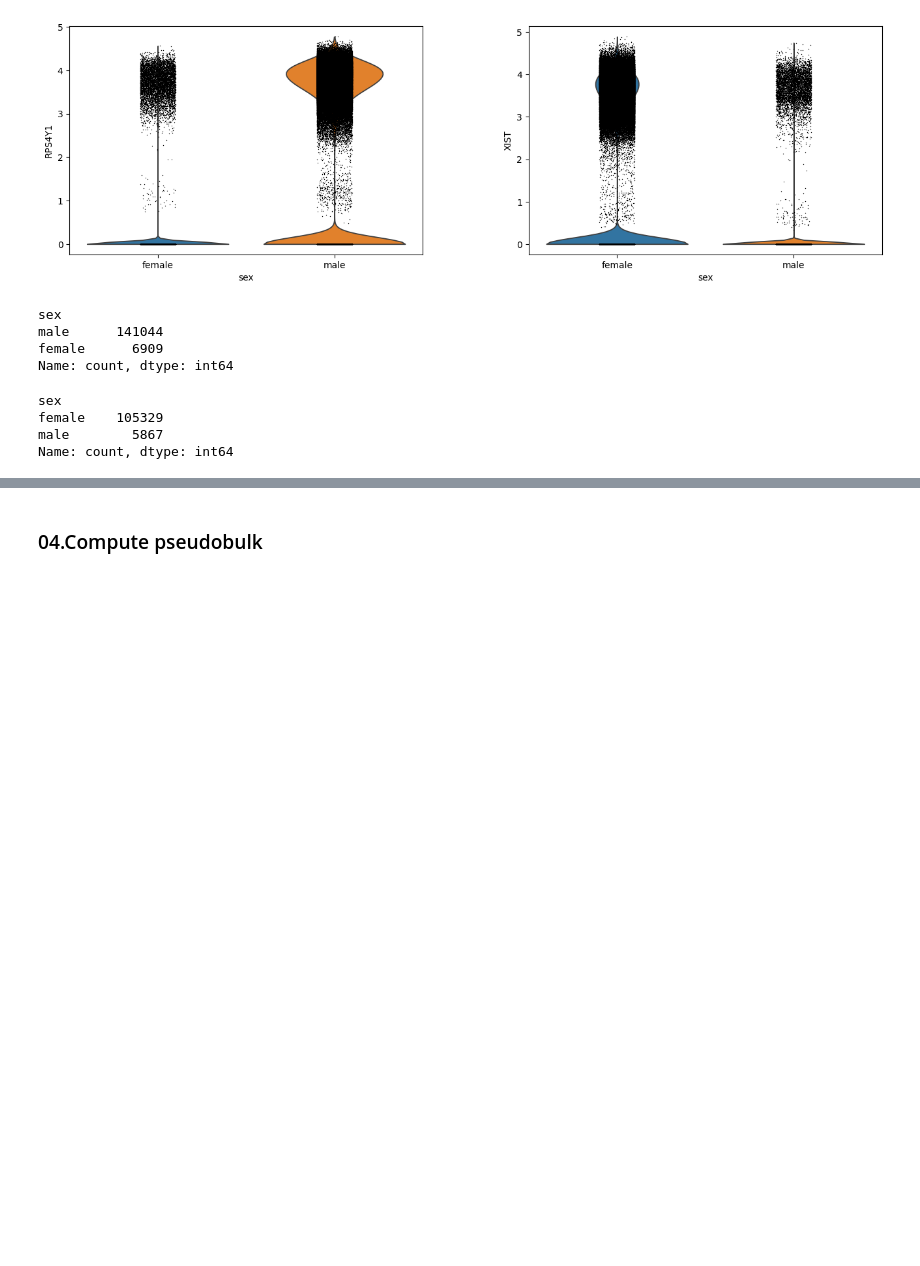
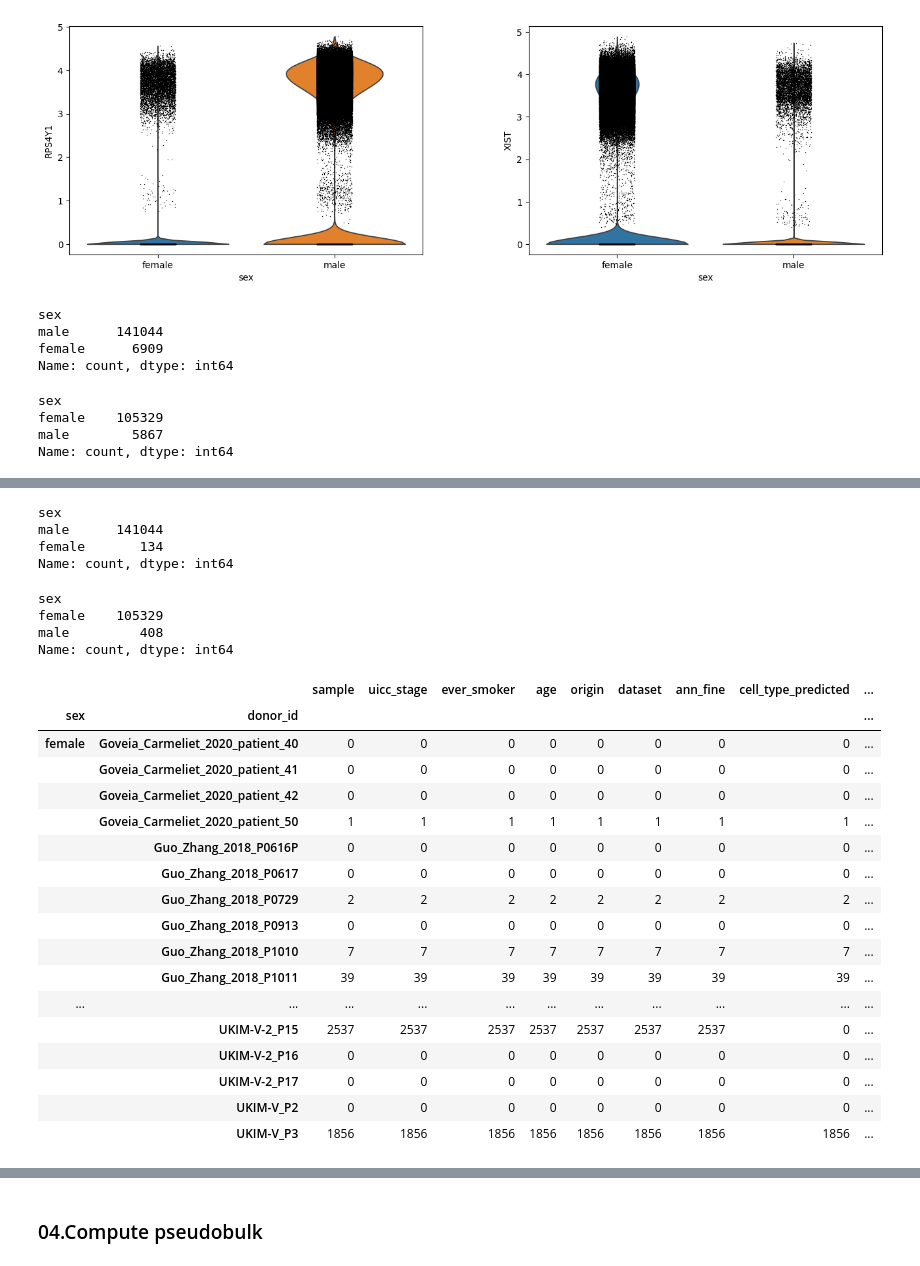
Before and after one commit to ErikaKvalem/NSCLC_gender_2023, a Jupyter notebook: 02-scripts/011_analysis_paired_remove_xy/10_pseudobulk_nsclc.ipynb, the cells around one changed output, grey strips where cells are left out. Saved outputs shown, nothing was run; the diff lists cells and outputs as text; code cells hidden in the pictures; blank space fills up the shorter version.

```diff
--- a/02-scripts/011_analysis_paired_remove_xy/10_pseudobulk_nsclc.ipynb
+++ b/02-scripts/011_analysis_paired_remove_xy/10_pseudobulk_nsclc.ipynb
@@ -559,0 +618,12 @@ xist_paired_adata_subset.obs.groupby(["sex","donor_id"]).count()
+# %%
+rps4y1_cells = paired_adata_clean[:, paired_adata_clean.var_names == "RPS4Y1"].X > 0
+
+# Subset the adata object to only those cells
+rps4y1_paired_adata_subset = paired_adata_clean[rps4y1_cells, :]
+# %%
+rps4y1_paired_adata_subset.obs.sex.value_counts()
+# %% [output]
+sex
+male      141044
+female       134
+Name: count, dtype: int64
@@ -559,0 +635,28 @@ xist_paired_adata_subset.obs.groupby(["sex","donor_id"]).count()
+# %%
+xist_paired_adata_subset.obs.sex.value_counts()
+# %% [output]
+sex
+female    105329
+male         408
+Name: count, dtype: int64
+# %%
+rps4y1_paired_adata_subset.obs.groupby(["sex","donor_id"]).count()
+# %% [output]
+|  |  | sample | uicc_stage | ever_smoker | age | origin | dataset | ann_fine | cell_type_predicted | ... |
+| sex | donor_id |  |  |  |  |  |  |  |  | ... |
+| female | Goveia_Carmeliet_2020_patient_40 | 0 | 0 | 0 | 0 | 0 | 0 | 0 | 0 | ... |
+|  | Goveia_Carmeliet_2020_patient_41 | 0 | 0 | 0 | 0 | 0 | 0 | 0 | 0 | ... |
+|  | Goveia_Carmeliet_2020_patient_42 | 0 | 0 | 0 | 0 | 0 | 0 | 0 | 0 | ... |
+|  | Goveia_Carmeliet_2020_patient_50 | 1 | 1 | 1 | 1 | 1 | 1 | 1 | 1 | ... |
+|  | Guo_Zhang_2018_P0616P | 0 | 0 | 0 | 0 | 0 | 0 | 0 | 0 | ... |
+|  | Guo_Zhang_2018_P0617 | 0 | 0 | 0 | 0 | 0 | 0 | 0 | 0 | ... |
+|  | Guo_Zhang_2018_P0729 | 2 | 2 | 2 | 2 | 2 | 2 | 2 | 2 | ... |
+|  | Guo_Zhang_2018_P0913 | 0 | 0 | 0 | 0 | 0 | 0 | 0 | 0 | ... |
+|  | Guo_Zhang_2018_P1010 | 7 | 7 | 7 | 7 | 7 | 7 | 7 | 7 | ... |
+|  | Guo_Zhang_2018_P1011 | 39 | 39 | 39 | 39 | 39 | 39 | 39 | 39 | ... |
+| ... | ... | ... | ... | ... | ... | ... | ... | ... | ... | ... |
+|  | UKIM-V-2_P15 | 2537 | 2537 | 2537 | 2537 | 2537 | 2537 | 2537 | 0 | ... |
+|  | UKIM-V-2_P16 | 0 | 0 | 0 | 0 | 0 | 0 | 0 | 0 | ... |
+|  | UKIM-V-2_P17 | 0 | 0 | 0 | 0 | 0 | 0 | 0 | 0 | ... |
+|  | UKIM-V_P2 | 0 | 0 | 0 | 0 | 0 | 0 | 0 | 0 | ... |
+|  | UKIM-V_P3 | 1856 | 1856 | 1856 | 1856 | 1856 | 1856 | 1856 | 1856 | ... |
```
Also changed, not shown: parts of 28 cells of this notebook.
